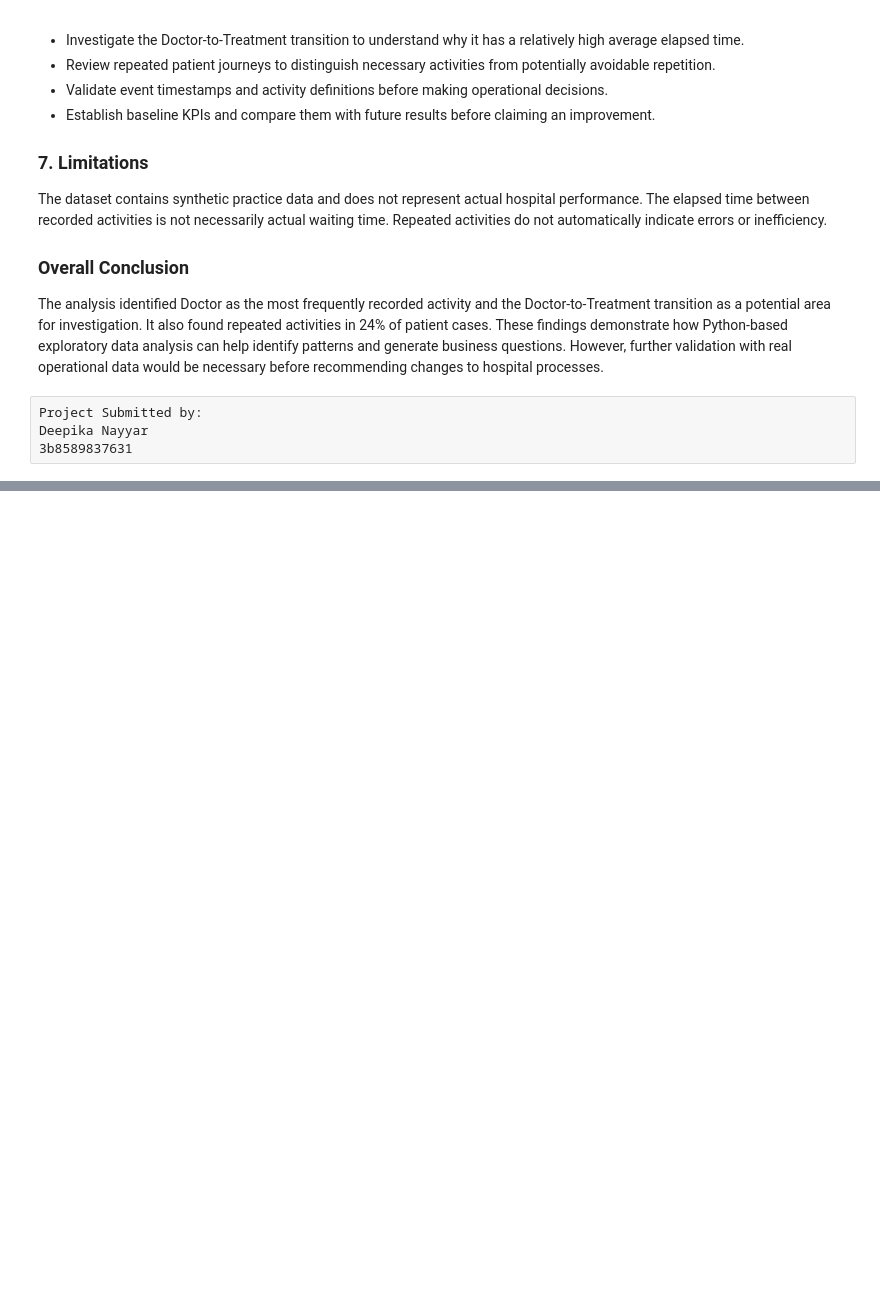
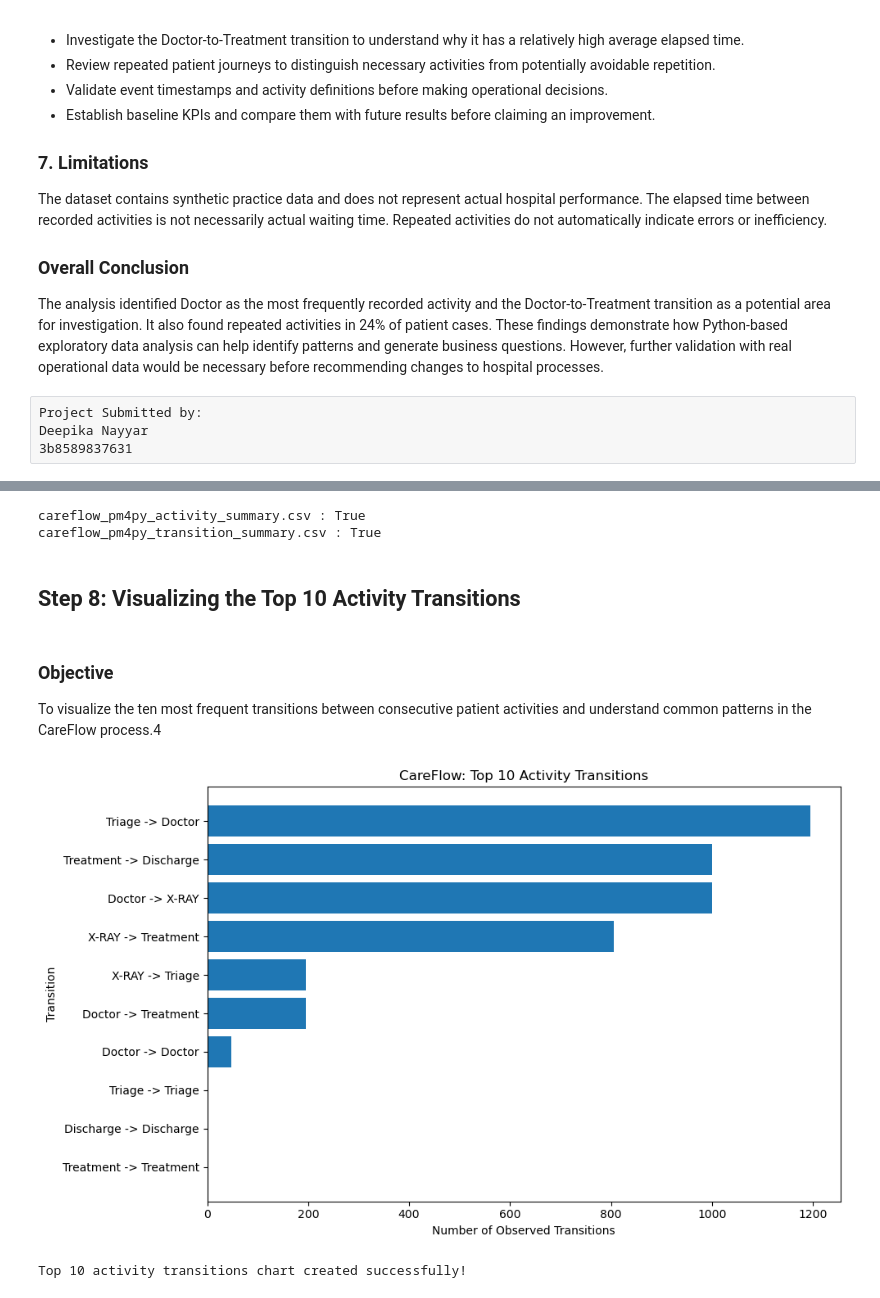
Before and after one commit to nayyardips-design/Care-Flow-, a Jupyter notebook: CareFlow_Python_EDA_Visualization.ipynb, the cells around one changed output, grey strips where cells are left out. Cells and saved outputs as stored; diff of their text form; code cells hidden in the pictures; blank space fills up the shorter version.

Commit message:
Update CareFlow notebook with PM4Py analysis

```diff
--- a/CareFlow_Python_EDA_Visualization.ipynb
+++ b/CareFlow_Python_EDA_Visualization.ipynb
@@ -458,0 +729,17 @@ Deepika Nayyar
+# %%
+# Create transition-level summary from the PM4Py DFG
+transition_summary = pd.DataFrame([
+    {"current_activity": source,
+     "next_activity":target,
+     "transition_count":count
+    }
+    for (source,target),count in dfg.items()
+])
+# Sort by the most frequent transitions
+transiton_summary = transition_summary.sort_values(
+    by = "transition_count",ascending = False
+).reset_index(drop= True)
+
+# Display Top 10 transitions
+print("Top 10 Activity Transitions:\n")
+print(transition_summary.head(10))
@@ -458,0 +774,59 @@ Deepika Nayyar
+# %%
+# Verify Output
+from pathlib import Path
+
+for filename in [
+    "careflow_pm4py_activity_summary.csv",
+    "careflow_pm4py_transition_summary.csv"
+]:
+    print(filename, ":", Path(filename).exists())
+# %% [output]
+careflow_pm4py_activity_summary.csv : True
+careflow_pm4py_transition_summary.csv : True
+# %% [markdown]
+## Step 8: Visualizing the Top 10 Activity Transitions
+# %% [markdown]
+### Objective
+To visualize the ten most frequent transitions between consecutive patient activities and understand common patterns in the CareFlow process.4
+# %%
+# Select the top 10 most frequent transitions
+top_transitions = transition_summary.head(10).copy()
+
+# Combine current and next activity into one Label
+top_transitions["transition"] = (
+    top_transitions["current_activity"]
+    + " -> "
+    + top_transitions["next_activity"]
+)
+
+# Sort for readable horizontal bar chart
+top_transitions = top_transitions.sort_values("transition_count", ascending=True)
+
+# Create the chart
+plt.figure(figsize=(10,6))
+labels = top_transitions["transition"]
+
+# FIX: use transition_count instead of transitions
+plt.barh(
+    labels,
+    top_transitions["transition_count"]
+)
+
+plt.title("CareFlow: Top 10 Activity Transitions")
+plt.xlabel("Number of Observed Transitions")
+plt.ylabel("Transition")
+plt.tight_layout()
+
+# Save the chart
+plt.savefig(
+    "careflow_top_transitions.png",
+    dpi=150,
+    bbox_inches="tight"
+)
+
+plt.show()
+
+print("Top 10 activity transitions chart created successfully!")
+# %% [output]
+[figure, added]
+Top 10 activity transitions chart created successfully!
```
Also changed, not shown: parts of 28 cells of this notebook.
